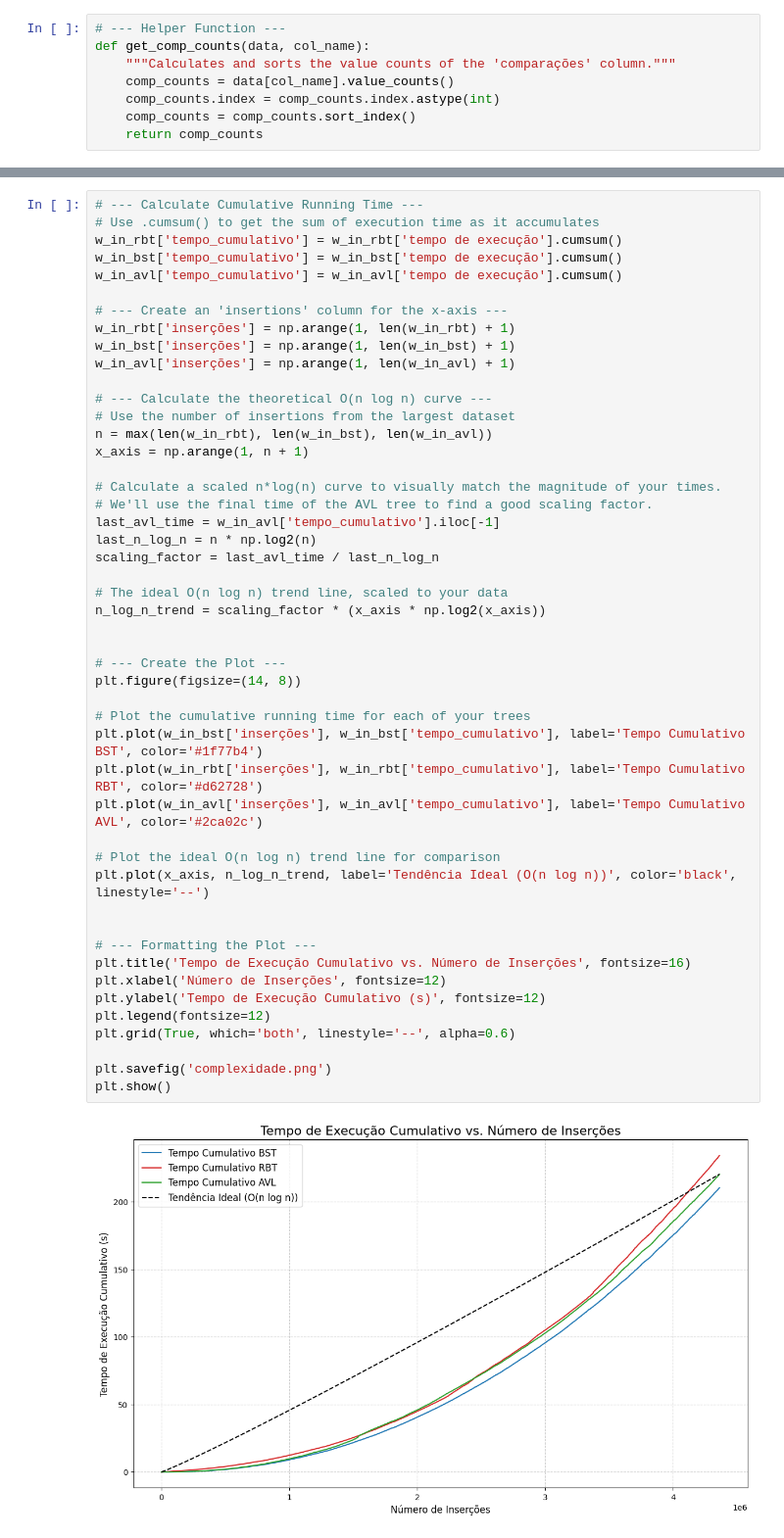
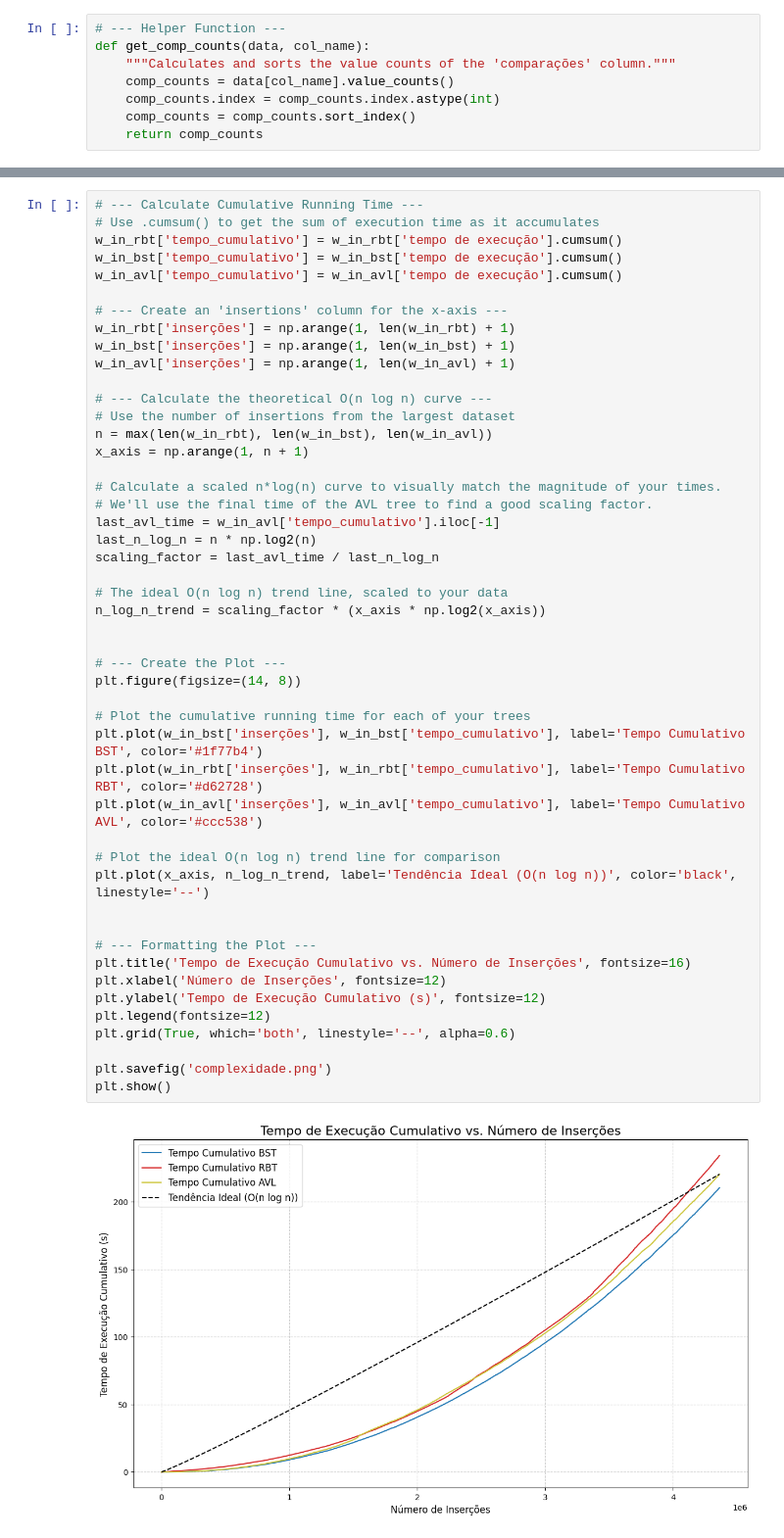
Before and after one commit to szacomelli/ed-inv-index, a Jupyter notebook: vis/data.ipynb, the cells around one changed output, grey strips where cells are left out. Shown: that part at 98% size. Drawn from its saved outputs; the diff is of its cells as text.

```diff
--- a/vis/data.ipynb
+++ b/vis/data.ipynb
@@ -215,32 +214,32 @@ x_axis = np.arange(1, n + 1)
 # We'll use the final time of the AVL tree to find a good scaling factor.
 last_avl_time = w_in_avl['tempo_cumulativo'].iloc[-1]
 last_n_log_n = n * np.log2(n)
 scaling_factor = last_avl_time / last_n_log_n
 
 # The ideal O(n log n) trend line, scaled to your data
 n_log_n_trend = scaling_factor * (x_axis * np.log2(x_axis))
 
 
 # --- Create the Plot ---
 plt.figure(figsize=(14, 8))
 
 # Plot the cumulative running time for each of your trees
 plt.plot(w_in_bst['inserções'], w_in_bst['tempo_cumulativo'], label='Tempo Cumulativo BST', color='#1f77b4')
 plt.plot(w_in_rbt['inserções'], w_in_rbt['tempo_cumulativo'], label='Tempo Cumulativo RBT', color='#d62728')
-plt.plot(w_in_avl['inserções'], w_in_avl['tempo_cumulativo'], label='Tempo Cumulativo AVL', color='#2ca02c')
+plt.plot(w_in_avl['inserções'], w_in_avl['tempo_cumulativo'], label='Tempo Cumulativo AVL', color='#ccc538')
 
 # Plot the ideal O(n log n) trend line for comparison
 plt.plot(x_axis, n_log_n_trend, label='Tendência Ideal (O(n log n))', color='black', linestyle='--')
 
 
 # --- Formatting the Plot ---
 plt.title('Tempo de Execução Cumulativo vs. Número de Inserções', fontsize=16)
 plt.xlabel('Número de Inserções', fontsize=12)
 plt.ylabel('Tempo de Execução Cumulativo (s)', fontsize=12)
 plt.legend(fontsize=12)
 plt.grid(True, which='both', linestyle='--', alpha=0.6)
 
 plt.savefig('complexidade.png')
 plt.show()
 # %% [output]
-[figure, old version]
+[figure, new version]
```
Also changed, not shown: parts of 3 cells of this notebook, 5 other files.
